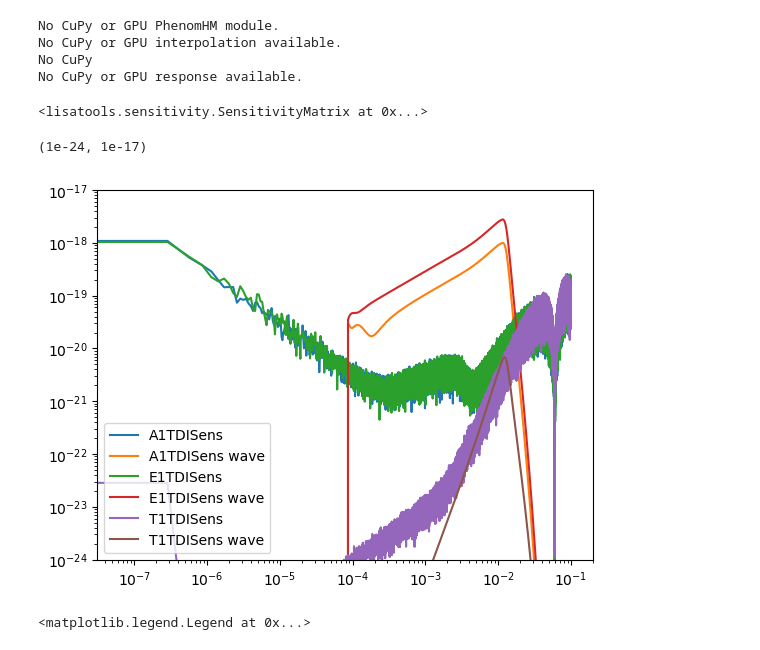
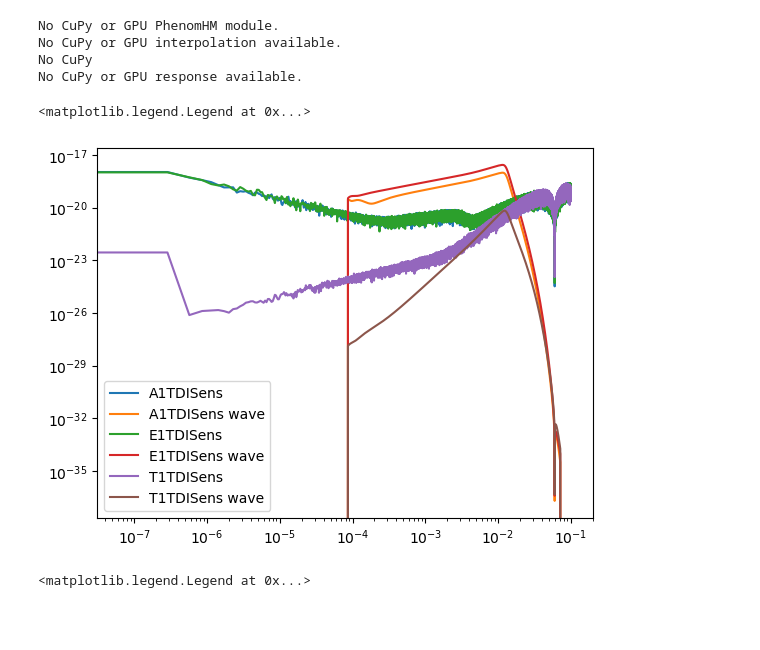
Before and after one commit to manishprasad0/LISA_Master_Thesis, a Jupyter notebook: lisa_data.ipynb, the cells around one changed output. Saved outputs shown, nothing was run; the diff lists cells and outputs as text; code cells hidden in the pictures; blank space fills up the shorter version.

```diff
--- a/lisa_data.ipynb
+++ b/lisa_data.ipynb
@@ -54,10 +54,6 @@ plot_labels = ['A1TDISens', 'E1TDISens', 'T1TDISens']
 sens_mat = SensitivityMatrix(freq, [globals()[label] for label in plot_labels], **sens_kwargs)
 
 noises = noise_generation.generate_noise(N, dt, sens_mat, seed = 42, verification_plot=False, time_domain_plot=False, plot_lables=plot_labels)
-# %%
-sens_mat
-# %% [output]
-<lisatools.sensitivity.SensitivityMatrix at 0x...>
 # %%
 wave_gen = BBHWaveformFD(amp_phase_kwargs=dict(run_phenomd=False), use_gpu=False)
 
@@ -85,13 +81,13 @@ wave_freq_domain = wave_gen(m1, m2, chi1z, chi2z,
 # %%
 fout, pxxout = noise_generation.noise_time_to_freq_domain(noises, dt)
 for i, let in enumerate(plot_labels):
     plt.loglog(fout[i], np.sqrt(pxxout[i]), label=let)
     plt.loglog(freq, np.abs(wave_freq_domain[i]), label=let+' wave')
 plt.legend()
-plt.ylim(1e-24, 1e-17)
+#plt.ylim(1e-24, 1e-17)
 # %% [output]
-(1e-24, 1e-17)
+<matplotlib.legend.Legend at 0x...>
-[figure, old version]
+[figure, new version]
 # %%
 wave_time_domain = np.fft.irfft(wave_freq_domain, axis=-1)
 wave_time_domain_with_noise = wave_time_domain + noises
```
Also changed, not shown: parts of 8 cells of this notebook, 1 other file.
